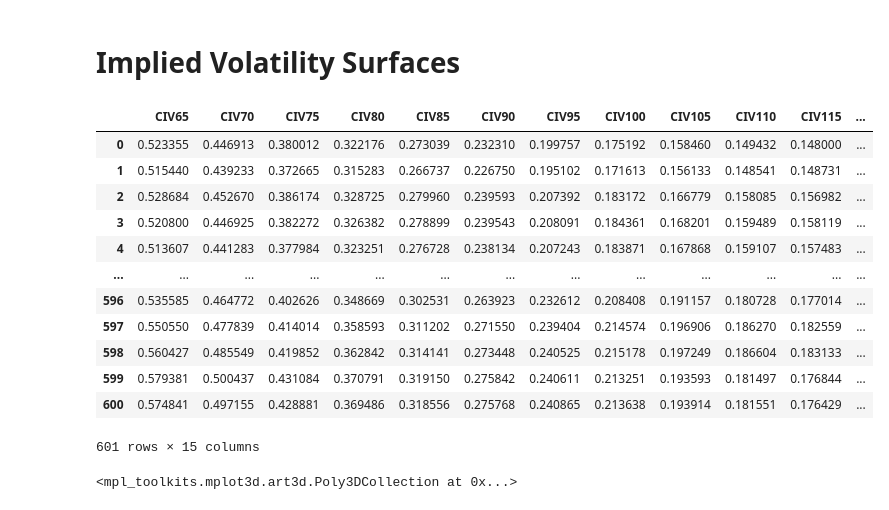
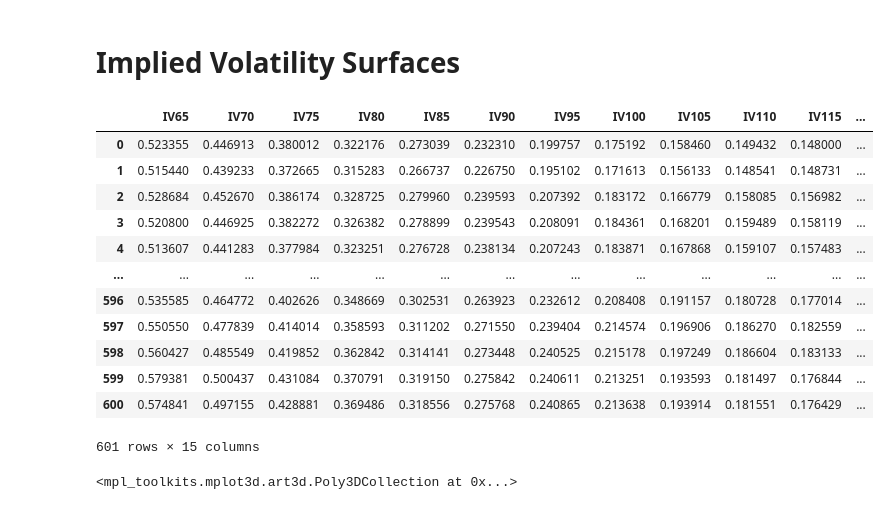
Before and after one commit to Ae-bii/uchicago-trading-2023, a Jupyter notebook: case2/analysis/understanding_train_data.ipynb, the cells around one changed output. Drawn from its saved outputs; the diff is of its cells as text; code cells hidden in the pictures.

```diff
--- a/case2/analysis/understanding_train_data.ipynb
+++ b/case2/analysis/understanding_train_data.ipynb
@@ -163,10 +163,10 @@ for i in range(len(df)):
         flag = 'c'
         impl_vol[i][int((j/5) - 13)] = vectorized_implied_volatility(price, S, K, t, r, flag, q=0, return_as='numpy')[0]
 # %%
-cimpl_df = pd.DataFrame(cimpl_vol, columns=[f'CIV{i}' for i in range(65,140,5)])
-cimpl_df
+impl_df = pd.DataFrame(impl_vol, columns=[f'IV{i}' for i in range(65,140,5)])
+impl_df
 # %% [output]
-|  | CIV65 | CIV70 | CIV75 | CIV80 | CIV85 | CIV90 | CIV95 | CIV100 | CIV105 | CIV110 | CIV115 | ... |
+|  | IV65 | IV70 | IV75 | IV80 | IV85 | IV90 | IV95 | IV100 | IV105 | IV110 | IV115 | ... |
 | 0 | 0.523355 | 0.446913 | 0.380012 | 0.322176 | 0.273039 | 0.232310 | 0.199757 | 0.175192 | 0.158460 | 0.149432 | 0.148000 | ... |
 | 1 | 0.515440 | 0.439233 | 0.372665 | 0.315283 | 0.266737 | 0.226750 | 0.195102 | 0.171613 | 0.156133 | 0.148541 | 0.148731 | ... |
 | 2 | 0.528684 | 0.452670 | 0.386174 | 0.328725 | 0.279960 | 0.239593 | 0.207392 | 0.183172 | 0.166779 | 0.158085 | 0.156982 | ... |
```
Also changed, not shown: parts of 12 cells of this notebook.
